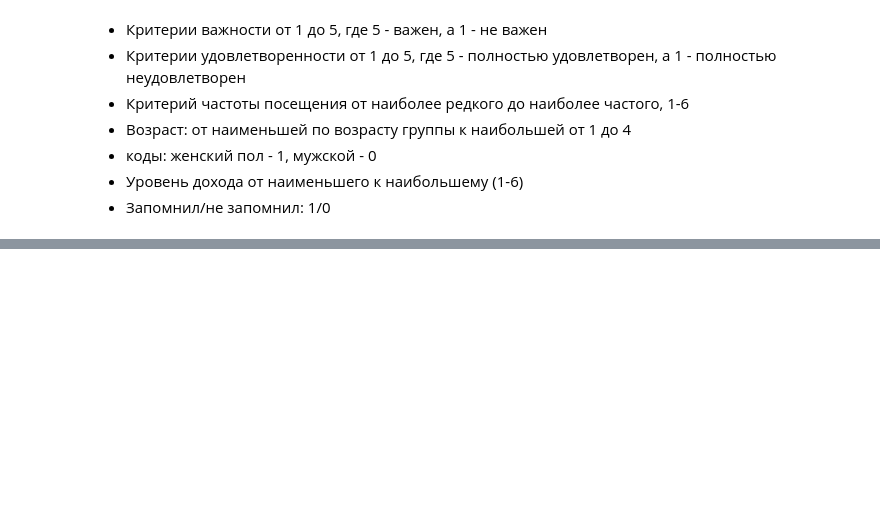
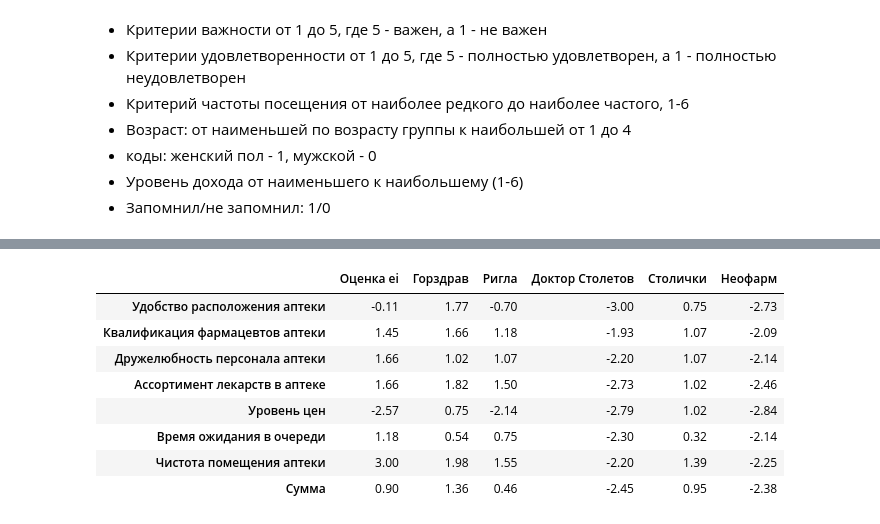
Before and after one commit to AnastasiiaAU/pp_project, a Jupyter notebook: Анализ данных аптеки.ipynb, the cells around one changed output, grey strips where cells are left out. Drawn from its saved outputs; the diff is of its cells as text; code cells hidden in the pictures; blank space fills up the shorter version.

```diff
--- a/Анализ данных аптеки.ipynb
+++ b/Анализ данных аптеки.ipynb
@@ -281,0 +317,24 @@ coorrr.to_excel('correlation.xlsx')
+# %%
+def normalize_to_scale(data):
+    # Flatten the list of lists to find the global min and max
+    flat_list = [item for sublist in data for item in sublist]
+    min_val = data[0][0]
+    max_val = data[0][0]
+    for i in data:
+        for a in i:
+            if a > max_val: max_val = a
+            elif a < min_val: min_val = a
+
+    # Function to scale an individual value
+    def scale_value(value):
+        return ((value - min_val) / (max_val - min_val)) * 6 - 3
+
+    # Apply the scaling function to the data
+    return [[scale_value(value) for value in sublist] for sublist in data]
+
+new = normalize_to_scale(final)
+
+for item in range(len(new)):
+    for a in range(len(new[item])):
+        new[item][a] = round(new[item][a], 2)
+new
@@ -281,0 +349,2 @@ coorrr.to_excel('correlation.xlsx')
+# %%
+final = new
@@ -281,0 +363,22 @@ coorrr.to_excel('correlation.xlsx')
+# %%
+ind = ['Удобство расположения аптеки', 'Квалификация фармацевтов аптеки', 'Дружелюбность персонала аптеки',
+      'Ассортимент лекарств в аптеке', 'Уровень цен', 'Время ожидания в очереди', 'Чистота помещения аптеки', 'Сумма']
+summa_col = []
+for stolb in range(len(final[0])):
+    summ = 0
+    for line in range(len(final)):
+        summ += final[line][stolb]
+    summa_col.append(round(summ/7, 2))
+final.append(summa_col)
+data_set = pd.DataFrame(final, ind, col)
+data_set
+# %% [output]
+|  | Оценка ei | Горздрав | Ригла | Доктор Столетов | Столички | Неофарм |
+| Удобство расположения аптеки | -0.11 | 1.77 | -0.70 | -3.00 | 0.75 | -2.73 |
+| Квалификация фармацевтов аптеки | 1.45 | 1.66 | 1.18 | -1.93 | 1.07 | -2.09 |
+| Дружелюбность персонала аптеки | 1.66 | 1.02 | 1.07 | -2.20 | 1.07 | -2.14 |
+| Ассортимент лекарств в аптеке | 1.66 | 1.82 | 1.50 | -2.73 | 1.02 | -2.46 |
+| Уровень цен | -2.57 | 0.75 | -2.14 | -2.79 | 1.02 | -2.84 |
+| Время ожидания в очереди | 1.18 | 0.54 | 0.75 | -2.30 | 0.32 | -2.14 |
+| Чистота помещения аптеки | 3.00 | 1.98 | 1.55 | -2.20 | 1.39 | -2.25 |
+| Сумма | 0.90 | 1.36 | 0.46 | -2.45 | 0.95 | -2.38 |
```
Also changed, not shown: parts of 13 cells of this notebook.
